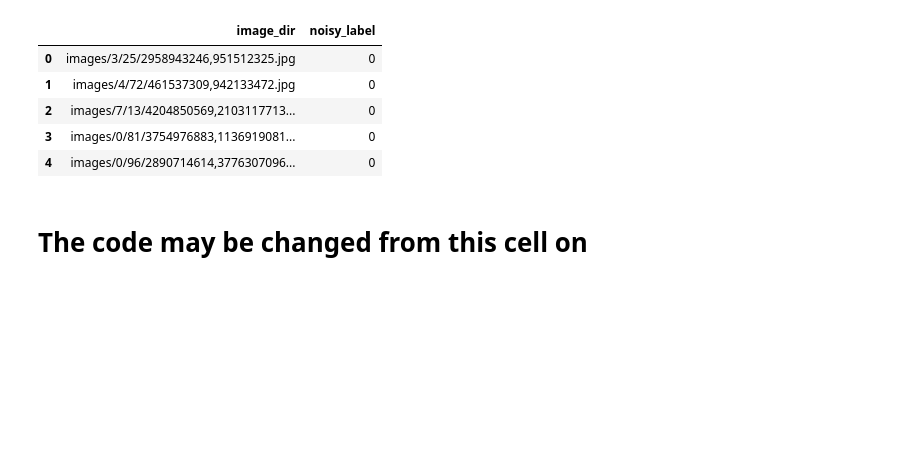
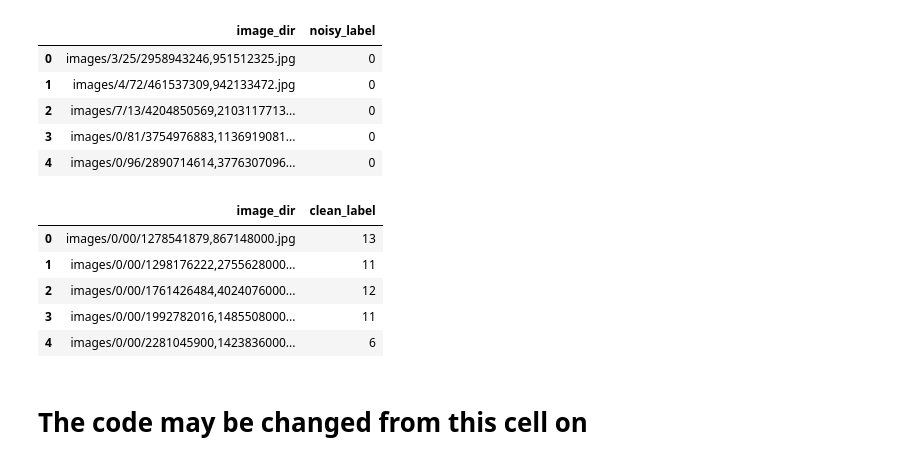
Before and after one commit to DaniBacaicoa/Virtual-Labels, a Jupyter notebook: Example_clothing1m.ipynb, the cells around one changed output. Saved outputs shown, nothing was run; the diff lists cells and outputs as text; code cells hidden in the pictures; blank space fills up the shorter version.

```diff
--- a/Example_clothing1m.ipynb
+++ b/Example_clothing1m.ipynb
@@ -37,8 +37,8 @@ np.random.seed(seed)
 random.seed(seed)
 # %%
 # This is the place where the clothing1M dataset is located
-#root_dir = Path(r"C:\Users\danib\Desktop\Clothing1M")
-root_dir = Path(r"\export\usuarios_ml4ds\danibacaicoa\ForwardBackard_losses_old\Datasets\raw_datasets\Clothing1M")
+root_dir = Path(r"C:\Users\danib\Desktop\Clothing1M")
+#root_dir = Path(r"\export\usuarios_ml4ds\danibacaicoa\ForwardBackard_losses_old\Datasets\raw_datasets\Clothing1M")
 # I have a copy in export (\export\usuarios_ml4ds\danibacaicoa\ForwardBackard_losses_old\Datasets\raw_datasets\Clothing1M)
 
 # There, you can find the txt files indicating the label (clean_label_kv,noisy_label_kv) and the set each image belongs to:
@@ -173,6 +173,20 @@ Train_df.head()
 | 2 | images/7/13/4204850569,2103117713... | 0 |
 | 3 | images/0/81/3754976883,1136919081... | 0 |
 | 4 | images/0/96/2890714614,3776307096... | 0 |
+# %%
+Test_df = (
+    clean_test_key_list
+        .merge(clean_label_kv, on="image_dir", how="left")
+)
+len(Test_df)
+Test_df.head()
+# %% [output]
+|  | image_dir | clean_label |
+| 0 | images/0/00/1278541879,867148000.jpg | 13 |
+| 1 | images/0/00/1298176222,2755628000... | 11 |
+| 2 | images/0/00/1761426484,4024076000... | 12 |
+| 3 | images/0/00/1992782016,1485508000... | 11 |
+| 4 | images/0/00/2281045900,1423836000... | 6 |
 # %%
 class ClothingDataset(Dataset):
     def __init__(self, df, root_dir, label_col, num_classes =14, one_hot = True, img_size=224, flatten=False):
```
Also changed, not shown: parts of 1 cell of this notebook.
